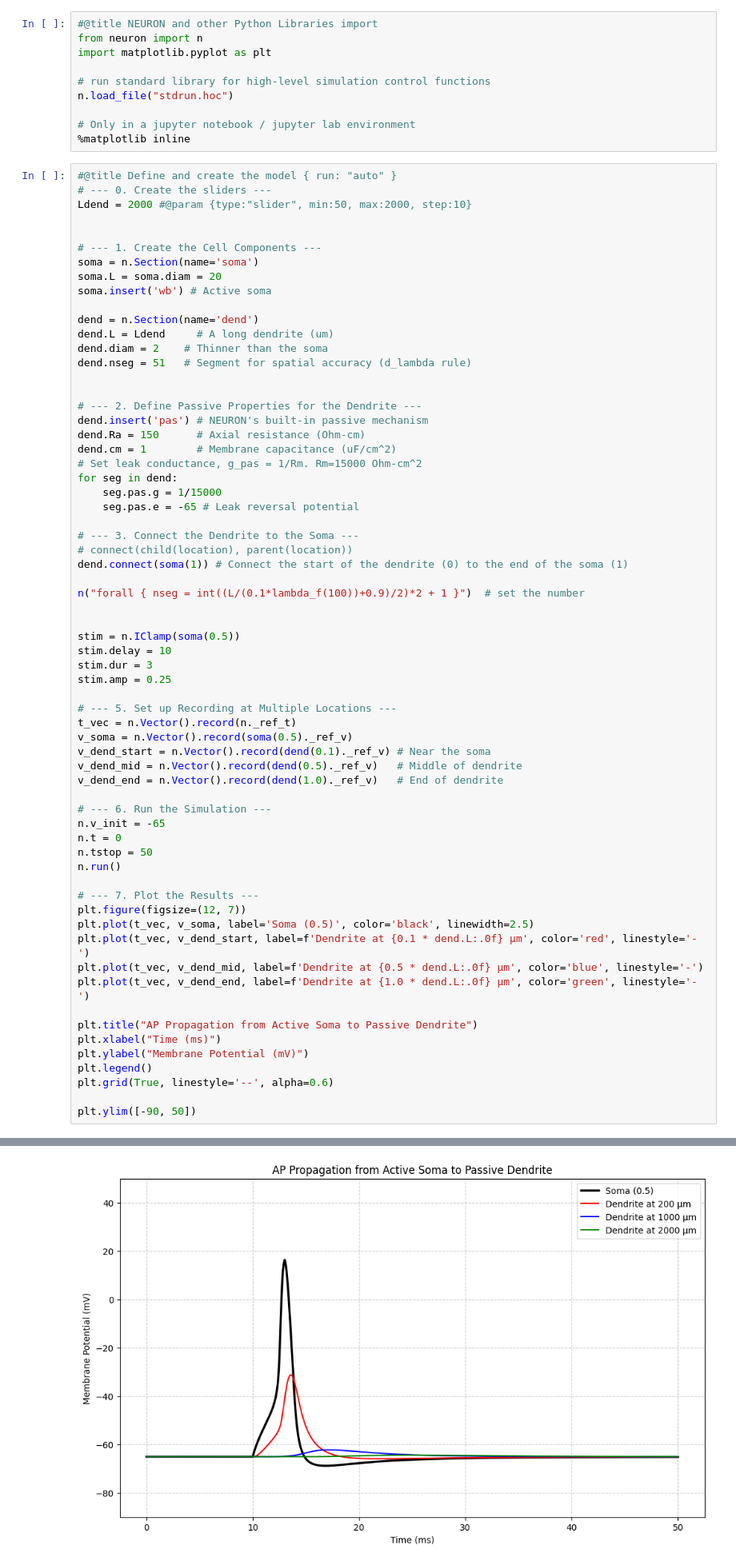
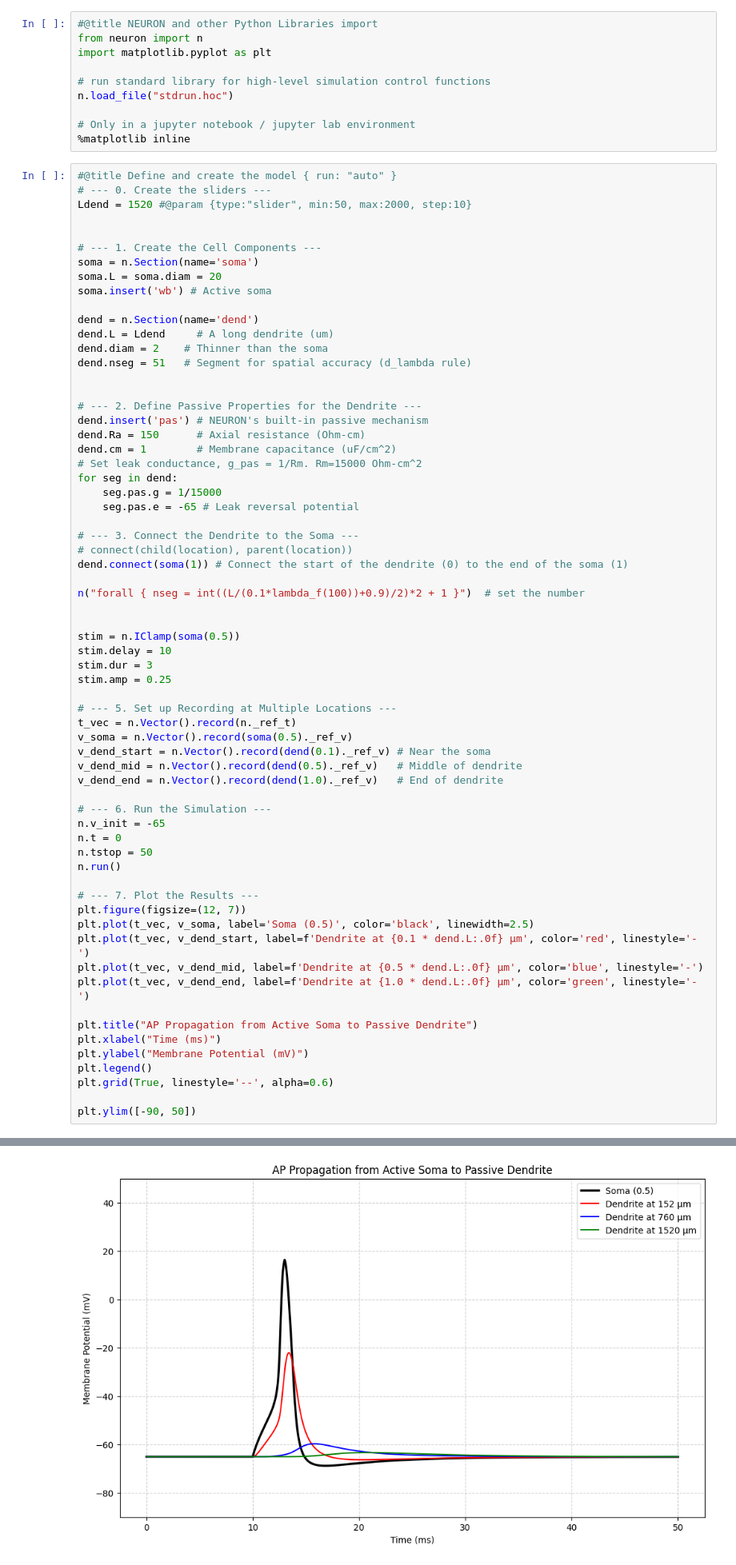
Before and after one commit to mgiugliano/ModellingNeuralSystems, a Jupyter notebook: notebooks/UNIMORE_NEURON_Tutorial_3.ipynb, the cells around one changed output, grey strips where cells are left out. Shown at 80% size. Saved outputs shown, nothing was run; the diff lists cells and outputs as text.

```diff
--- a/notebooks/UNIMORE_NEURON_Tutorial_3.ipynb
+++ b/notebooks/UNIMORE_NEURON_Tutorial_3.ipynb
@@ -171,7 +179,7 @@ n.load_file("stdrun.hoc")
 # %%
 #@title Define and create the model { run: "auto" }
 # --- 0. Create the sliders ---
-Ldend = 2000 #@param {type:"slider", min:50, max:2000, step:10}
+Ldend = 1520 #@param {type:"slider", min:50, max:2000, step:10}
 
 
 # --- 1. Create the Cell Components ---
@@ -208,31 +216,31 @@ stim.amp = 0.25
 
 # --- 5. Set up Recording at Multiple Locations ---
 t_vec = n.Vector().record(n._ref_t)
 v_soma = n.Vector().record(soma(0.5)._ref_v)
 v_dend_start = n.Vector().record(dend(0.1)._ref_v) # Near the soma
 v_dend_mid = n.Vector().record(dend(0.5)._ref_v)   # Middle of dendrite
 v_dend_end = n.Vector().record(dend(1.0)._ref_v)   # End of dendrite
 
 # --- 6. Run the Simulation ---
 n.v_init = -65
 n.t = 0
 n.tstop = 50
 n.run()
 
 # --- 7. Plot the Results ---
 plt.figure(figsize=(12, 7))
 plt.plot(t_vec, v_soma, label='Soma (0.5)', color='black', linewidth=2.5)
 plt.plot(t_vec, v_dend_start, label=f'Dendrite at {0.1 * dend.L:.0f} µm', color='red', linestyle='-')
 plt.plot(t_vec, v_dend_mid, label=f'Dendrite at {0.5 * dend.L:.0f} µm', color='blue', linestyle='-')
 plt.plot(t_vec, v_dend_end, label=f'Dendrite at {1.0 * dend.L:.0f} µm', color='green', linestyle='-')
 
 plt.title("AP Propagation from Active Soma to Passive Dendrite")
 plt.xlabel("Time (ms)")
 plt.ylabel("Membrane Potential (mV)")
 plt.legend()
 plt.grid(True, linestyle='--', alpha=0.6)
 
 plt.ylim([-90, 50])
 # %% [output]
 (-90.0, 50.0)
-[figure, old version]
+[figure, new version]
```
Also changed, not shown: parts of 5 cells of this notebook.
